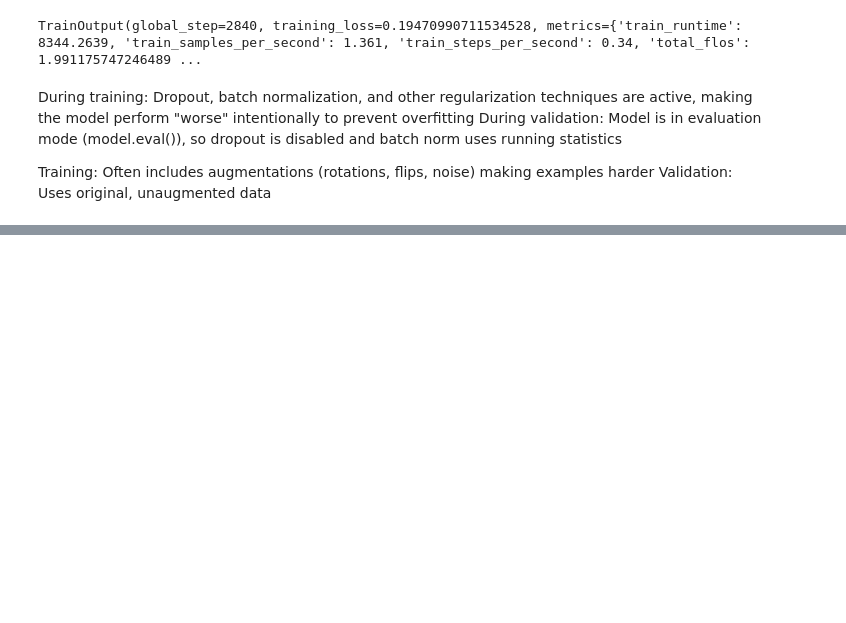
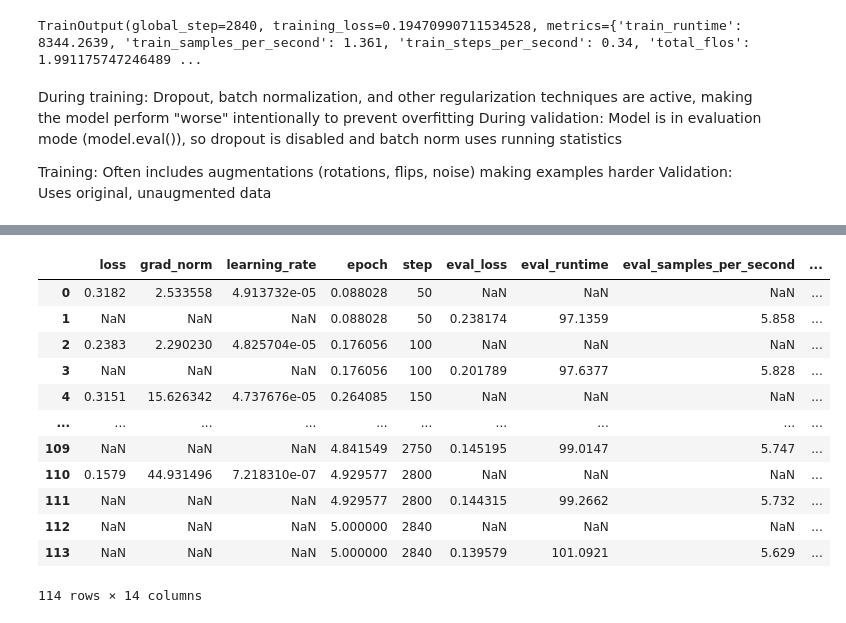
Before and after one commit to ScysData/Image-Segmentation-Project, a Jupyter notebook: SegFormer_image_segmentation.ipynb, the cells around one changed output, grey strips where cells are left out. Cells and saved outputs as stored; diff of their text form; code cells hidden in the pictures; blank space fills up the shorter version.

```diff
--- a/SegFormer_image_segmentation.ipynb
+++ b/SegFormer_image_segmentation.ipynb
@@ -348,0 +347,16 @@ trainer.evaluate()
+# %%
+pd.DataFrame(trainer.state.log_history)
+# %% [output]
+|  | loss | grad_norm | learning_rate | epoch | step | eval_loss | eval_runtime | eval_samples_per_second | ... |
+| 0 | 0.3182 | 2.533558 | 4.913732e-05 | 0.088028 | 50 | NaN | NaN | NaN | ... |
+| 1 | NaN | NaN | NaN | 0.088028 | 50 | 0.238174 | 97.1359 | 5.858 | ... |
+| 2 | 0.2383 | 2.290230 | 4.825704e-05 | 0.176056 | 100 | NaN | NaN | NaN | ... |
+| 3 | NaN | NaN | NaN | 0.176056 | 100 | 0.201789 | 97.6377 | 5.828 | ... |
+| 4 | 0.3151 | 15.626342 | 4.737676e-05 | 0.264085 | 150 | NaN | NaN | NaN | ... |
+| ... | ... | ... | ... | ... | ... | ... | ... | ... | ... |
+| 109 | NaN | NaN | NaN | 4.841549 | 2750 | 0.145195 | 99.0147 | 5.747 | ... |
+| 110 | 0.1579 | 44.931496 | 7.218310e-07 | 4.929577 | 2800 | NaN | NaN | NaN | ... |
+| 111 | NaN | NaN | NaN | 4.929577 | 2800 | 0.144315 | 99.2662 | 5.732 | ... |
+| 112 | NaN | NaN | NaN | 5.000000 | 2840 | NaN | NaN | NaN | ... |
+| 113 | NaN | NaN | NaN | 5.000000 | 2840 | 0.139579 | 101.0921 | 5.629 | ... |
+114 rows × 14 columns
```
Also changed, not shown: parts of 5 cells of this notebook.
